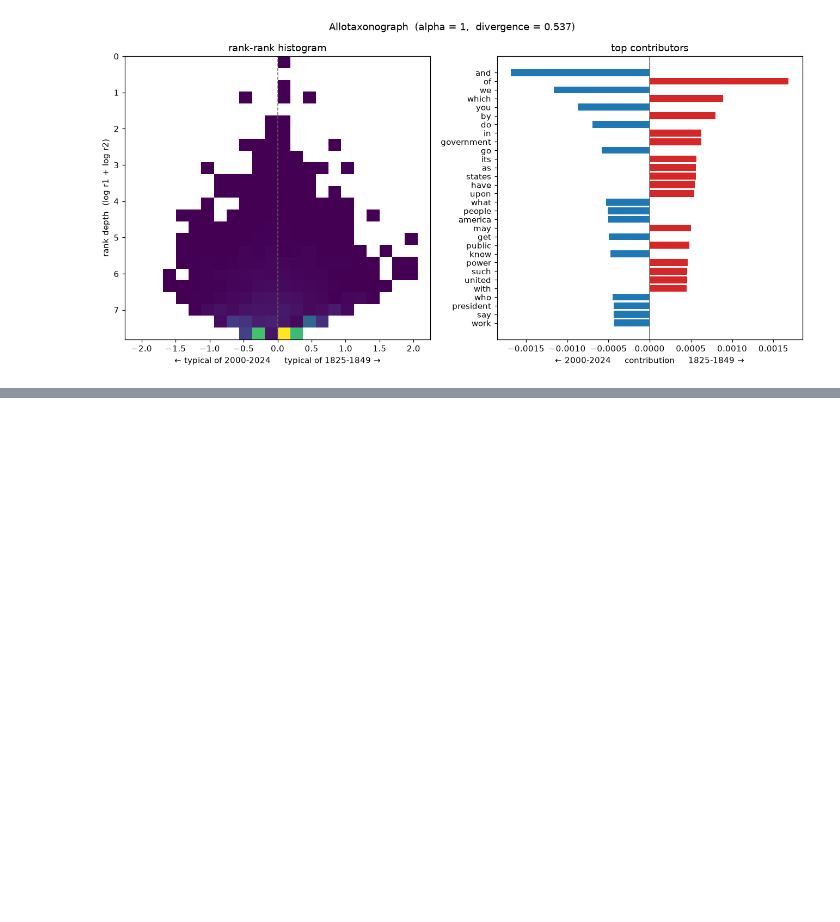
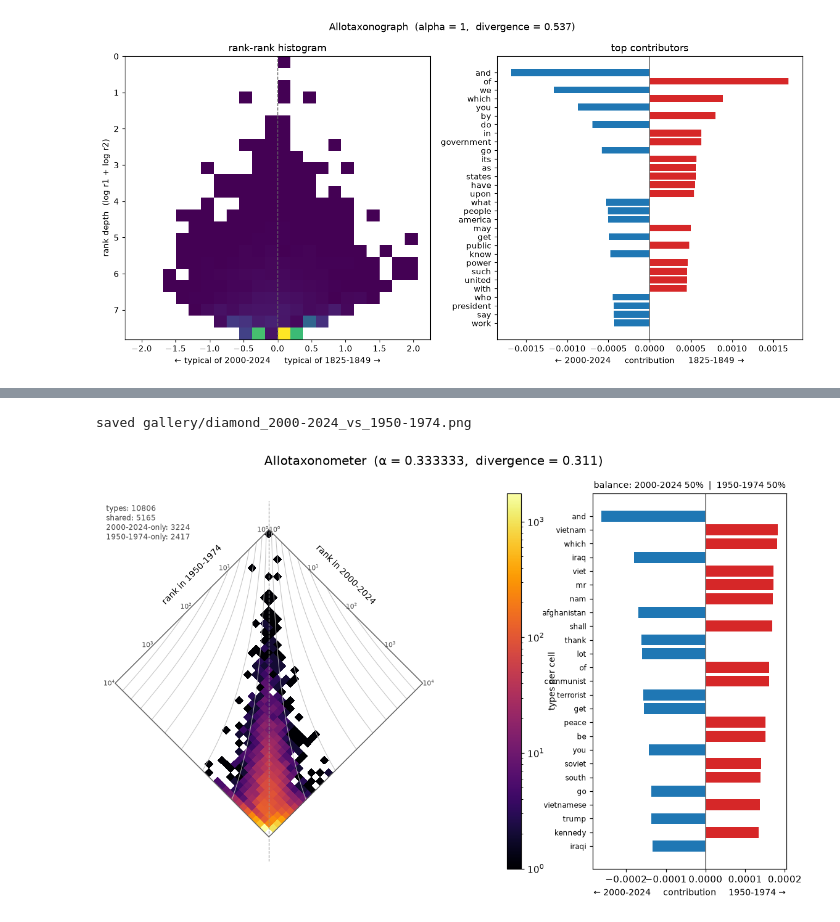
Before and after one commit to crow-intelligence/keyflux, a Jupyter notebook: examples/presidential_speeches.ipynb, the cells around one changed output, grey strips where cells are left out. Drawn from its saved outputs; the diff is of its cells as text; code cells hidden in the pictures; blank space fills up the shorter version.

```diff
--- a/examples/presidential_speeches.ipynb
+++ b/examples/presidential_speeches.ipynb
@@ -180,0 +212,5 @@ saved gallery/alpha_sweep_1.png
+# %%
+show(diamond("2000-2024", "1950-1974", save_as="diamond_2000-2024_vs_1950-1974.png"))
+# %% [output]
+saved gallery/diamond_2000-2024_vs_1950-1974.png
+[figure, added]
```
Also changed, not shown: parts of 8 cells of this notebook, 17 other files.
